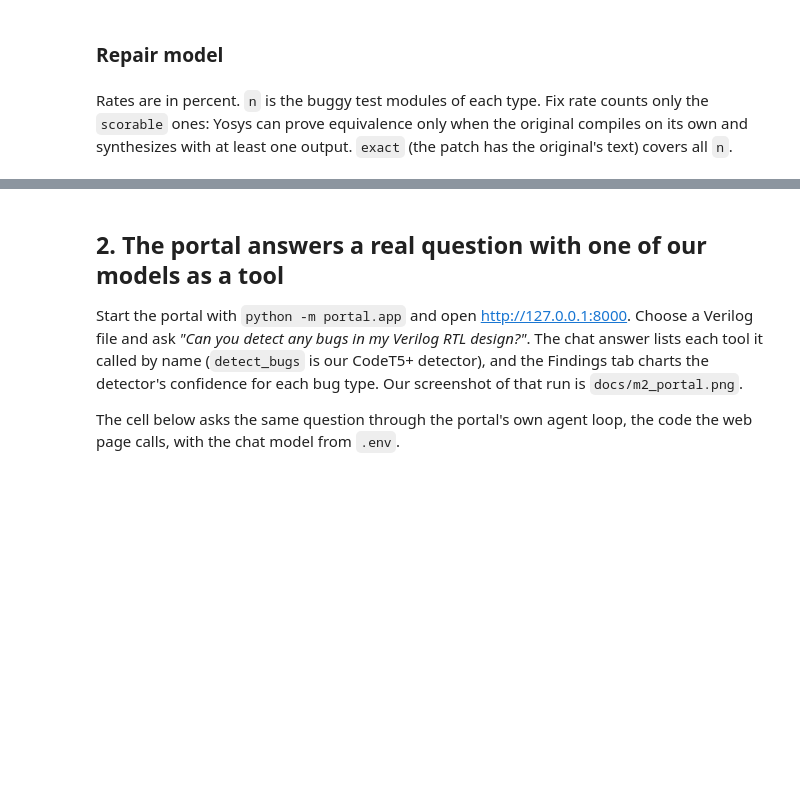
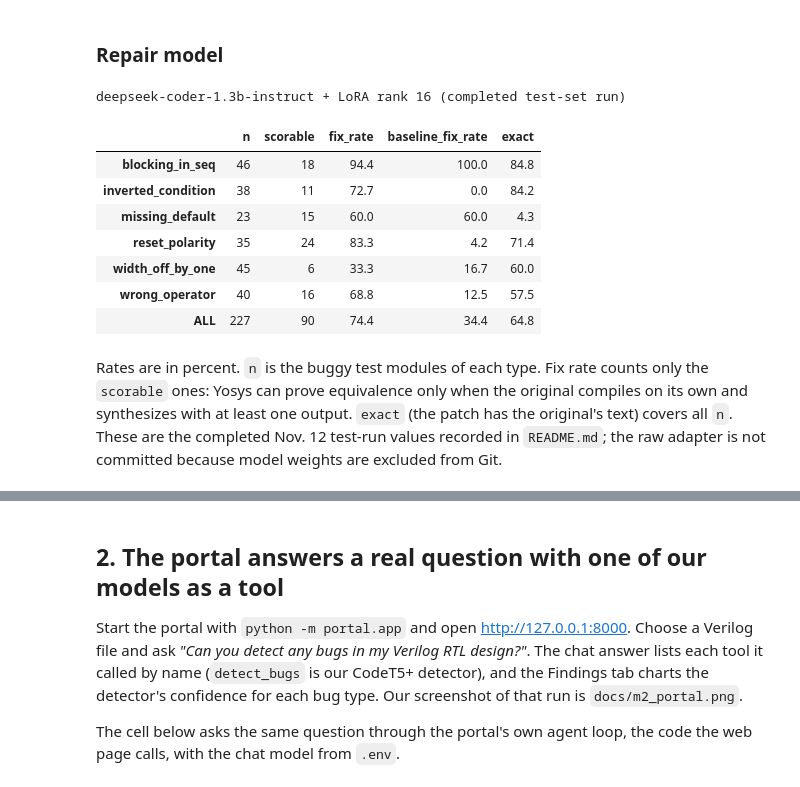
Before and after one commit to KrishPokle/RTL_Doctor, a Jupyter notebook: project_m2.ipynb, the cells around one changed output, grey strips where cells are left out. Cells and saved outputs as stored; diff of their text form; code cells hidden in the pictures; blank space fills up the shorter version.

```diff
--- a/project_m2.ipynb
+++ b/project_m2.ipynb
@@ -77,14 +88,31 @@ pd.DataFrame(detect_scores['per_type']).rename(columns=NAMES)
 # %% [markdown]
 ### Repair model
 # %%
-if not REPAIR_SCORES.exists():
-    raise FileNotFoundError(f'{REPAIR_SCORES} is missing: run `python -m repair.evaluate` first')
-repair_scores = json.loads(REPAIR_SCORES.read_text())
-print(repair_scores['model'] or 'Baseline only: run `python -m repair.evaluate` with the adapter for the model')
-repair_table = pd.DataFrame(repair_scores['table']).T
+# Results from the completed Nov. 12 run recorded in README.md: one epoch, 1,657 train examples,
+# LoRA rank 16, 227 buggy test modules, and 90 modules scorable by Icarus Verilog + Yosys.
+repair_table = pd.DataFrame.from_dict({
+    'blocking_in_seq': {'n': 46, 'scorable': 18, 'fix_rate': 94.4, 'baseline_fix_rate': 100.0, 'exact': 84.8},
+    'inverted_condition': {'n': 38, 'scorable': 11, 'fix_rate': 72.7, 'baseline_fix_rate': 0.0, 'exact': 84.2},
+    'missing_default': {'n': 23, 'scorable': 15, 'fix_rate': 60.0, 'baseline_fix_rate': 60.0, 'exact': 4.3},
+    'reset_polarity': {'n': 35, 'scorable': 24, 'fix_rate': 83.3, 'baseline_fix_rate': 4.2, 'exact': 71.4},
+    'width_off_by_one': {'n': 45, 'scorable': 6, 'fix_rate': 33.3, 'baseline_fix_rate': 16.7, 'exact': 60.0},
+    'wrong_operator': {'n': 40, 'scorable': 16, 'fix_rate': 68.8, 'baseline_fix_rate': 12.5, 'exact': 57.5},
+    'ALL': {'n': 227, 'scorable': 90, 'fix_rate': 74.4, 'baseline_fix_rate': 34.4, 'exact': 64.8},
+}, orient='index')
+print('deepseek-coder-1.3b-instruct + LoRA rank 16 (completed test-set run)')
 repair_table
+# %% [output]
+deepseek-coder-1.3b-instruct + LoRA rank 16 (completed test-set run)
+|  | n | scorable | fix_rate | baseline_fix_rate | exact |
+| blocking_in_seq | 46 | 18 | 94.4 | 100.0 | 84.8 |
+| inverted_condition | 38 | 11 | 72.7 | 0.0 | 84.2 |
+| missing_default | 23 | 15 | 60.0 | 60.0 | 4.3 |
+| reset_polarity | 35 | 24 | 83.3 | 4.2 | 71.4 |
+| width_off_by_one | 45 | 6 | 33.3 | 16.7 | 60.0 |
+| wrong_operator | 40 | 16 | 68.8 | 12.5 | 57.5 |
+| ALL | 227 | 90 | 74.4 | 34.4 | 64.8 |
 # %% [markdown]
-Rates are in percent. `n` is the buggy test modules of each type. Fix rate counts only the `scorable` ones: Yosys can prove equivalence only when the original compiles on its own and synthesizes with at least one output. `exact` (the patch has the original's text) covers all `n`.
+Rates are in percent. `n` is the buggy test modules of each type. Fix rate counts only the `scorable` ones: Yosys can prove equivalence only when the original compiles on its own and synthesizes with at least one output. `exact` (the patch has the original's text) covers all `n`. These are the completed Nov. 12 test-run values recorded in `README.md`; the raw adapter is not committed because model weights are excluded from Git.
 # %%
 fig, (left, right) = plt.subplots(1, 2, figsize=(12, 3.8), gridspec_kw={'width_ratios': [1, 1.3]})
 OURS, BASE = '#2a78d6', '#b5b4ad'
```
Also changed, not shown: parts of 13 cells of this notebook, 3 other files.
